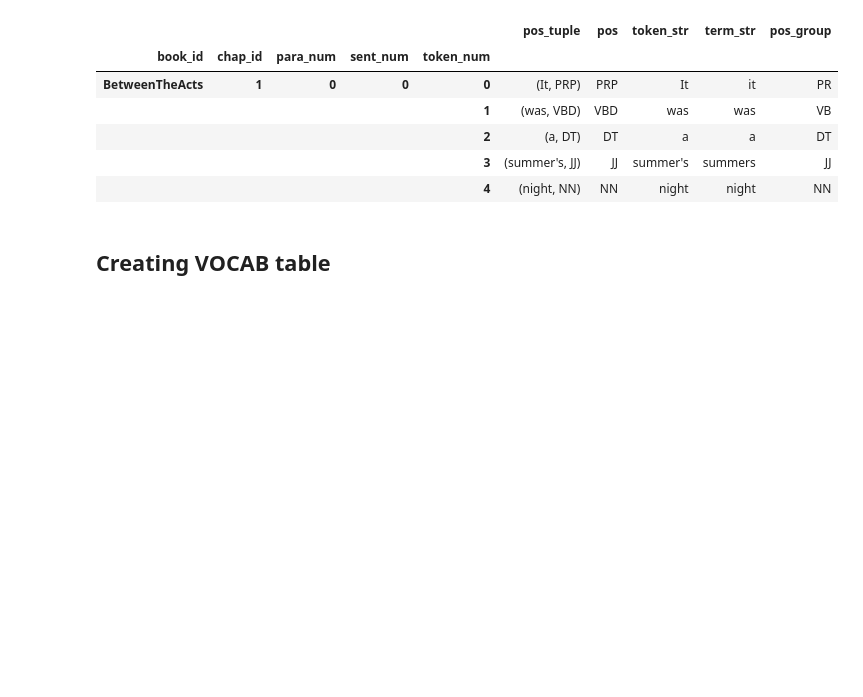
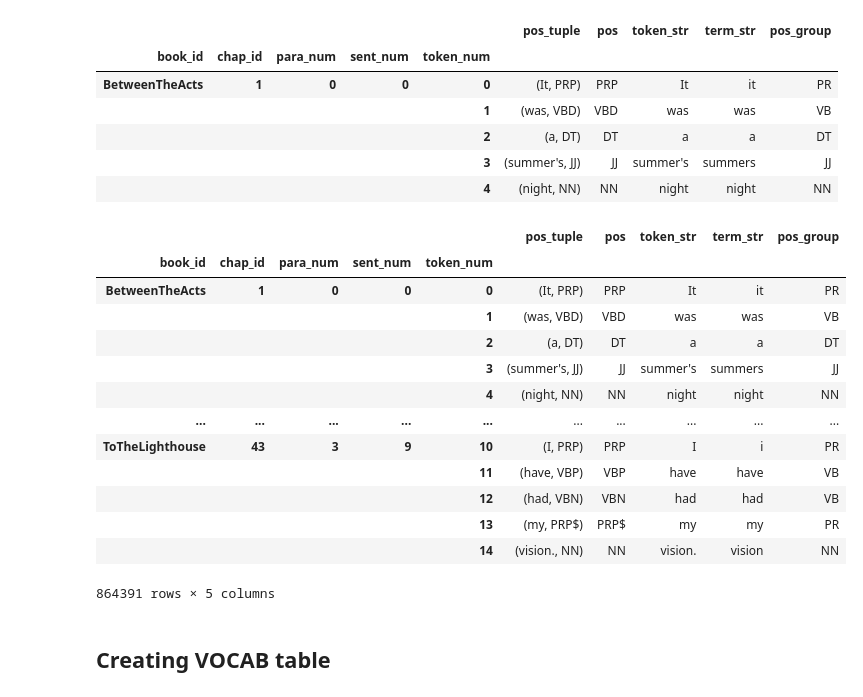
Before and after one commit to Lucy-Shichman/woolf2vec, a Jupyter notebook: analysis/parsing_and_annotating.ipynb, the cells around one changed output. Saved outputs shown, nothing was run; the diff lists cells and outputs as text; code cells hidden in the pictures; blank space fills up the shorter version.

Commit message:
derived tables

```diff
--- a/analysis/parsing_and_annotating.ipynb
+++ b/analysis/parsing_and_annotating.ipynb
@@ -292,6 +300,23 @@ CORPUS.head()
 # %%
 # removing anamolies
 CORPUS = CORPUS[CORPUS.term_str != '']
+# %%
+CORPUS
+# %% [output]
+|  |  |  |  |  | pos_tuple | pos | token_str | term_str | pos_group |
+| book_id | chap_id | para_num | sent_num | token_num |  |  |  |  |  |
+| BetweenTheActs | 1 | 0 | 0 | 0 | (It, PRP) | PRP | It | it | PR |
+|  |  |  |  | 1 | (was, VBD) | VBD | was | was | VB |
+|  |  |  |  | 2 | (a, DT) | DT | a | a | DT |
+|  |  |  |  | 3 | (summer's, JJ) | JJ | summer's | summers | JJ |
+|  |  |  |  | 4 | (night, NN) | NN | night | night | NN |
+| ... | ... | ... | ... | ... | ... | ... | ... | ... | ... |
+| ToTheLighthouse | 43 | 3 | 9 | 10 | (I, PRP) | PRP | I | i | PR |
+|  |  |  |  | 11 | (have, VBP) | VBP | have | have | VB |
+|  |  |  |  | 12 | (had, VBN) | VBN | had | had | VB |
+|  |  |  |  | 13 | (my, PRP$) | PRP$ | my | my | PR |
+|  |  |  |  | 14 | (vision., NN) | NN | vision. | vision | NN |
+864391 rows × 5 columns
 # %%
 # write to csv
 CORPUS.to_csv("/Users/lucyshichman/Documents/MSDS/DS5001/final_project/woolf2vec/output/corpus.csv")
```
Also changed, not shown: parts of 2 cells of this notebook, 4 other files.
